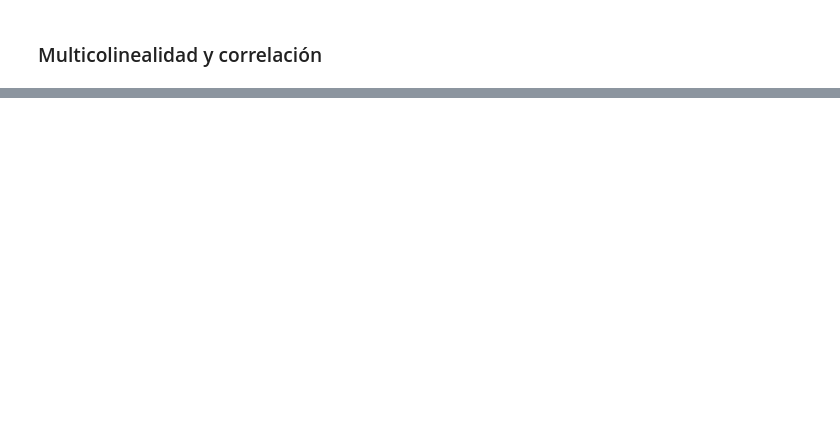
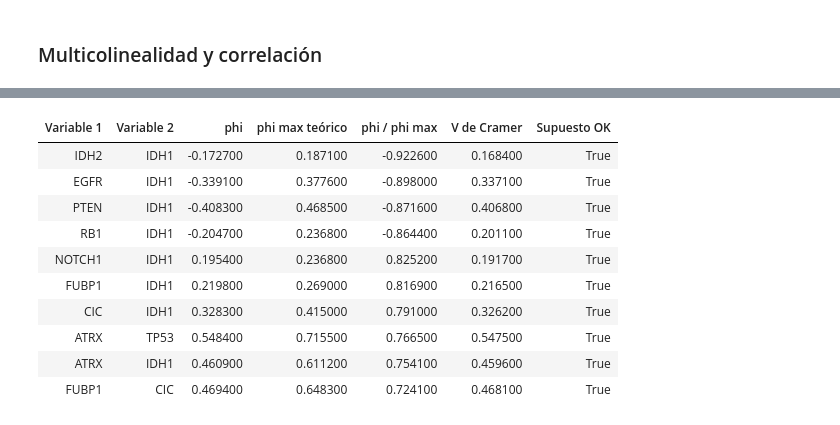
Before and after one commit to joshua2412-a/Proyecto_Viz, a Jupyter notebook: _sources/01_EDA.ipynb, the cells around one changed output, grey strips where cells are left out. Drawn from its saved outputs; the diff is of its cells as text; code cells hidden in the pictures; blank space fills up the shorter version.

```diff
--- a/_sources/01_EDA.ipynb
+++ b/_sources/01_EDA.ipynb
@@ -1691,6 +1712,13 @@ display(HTML(html_genes))
 # %% [markdown]
 ### Multicolinealidad y correlación
 # %%
+train_data['Race_binary'] = train_data['Race'].map({
+    0: 0,  # White
+    1: 1,  # Other racial groups
+    2: 1,  # Other racial groups
+    3: 1   # Other racial groups
+})
+train_data['Race_binary'] = train_data['Race_binary'].astype('category')
 cols_spearman = [c for c in train_data.columns if c != 'Race']
 spearman_corr = train_data[cols_spearman].corr(method='spearman')
 
@@ -1708,7 +1736,7 @@ sns.heatmap(
     linewidths=0.5,
     cbar_kws={'label': 'Coeficiente de Correlación de Spearman (r)'}
 )
-plt.title('Matriz de Correlación de Spearman (Train Set - 23 Variables)', pad=15)
+plt.title(f'Matriz de Correlación de Spearman (Train Set - {spearman_corr.shape[0]} Variables)', pad=15)
 plt.tight_layout()
 plt.show()
 
@@ -1869,0 +1959,65 @@ IDENTIFICACIÓN DE PARES REDUNDANTES (|r| > 0,7)
+# %%
+UMBRAL_R = 0.70
+UMBRAL_NORM = 0.70
+
+print("DIAGNÓSTICO DE MULTICOLINEALIDAD ENTRE PREDICTORES")
+
+n_inval = (~df_pares['Supuesto OK']).sum()
+print(f"\n0) Validez de los contrastes entre predictores")
+print(f"   • Pares evaluados: {len(df_pares)}")
+print(f"   • Pares con frecuencia esperada < 5: {n_inval} "
+      f"({n_inval/len(df_pares)*100:.1f}%) → resueltos con Fisher exacto")
+
+pares_binarios = df_pares.dropna(subset=['phi max teórico'])
+alcanzables = (pares_binarios['phi max teórico'] >= UMBRAL_R).sum()
+total_bin = len(pares_binarios)
+
+print(f"\n1) Viabilidad del umbral |r| > {UMBRAL_R:.2f}")
+print(f"   • Pares binarios evaluados: {total_bin}")
+print(f"   • Pares que PUEDEN alcanzar |phi| ≥ {UMBRAL_R:.2f}: {alcanzables} "
+      f"({alcanzables/total_bin*100:.1f}%)")
+print(f"   • Pares donde es matemáticamente IMPOSIBLE: {total_bin - alcanzables} "
+      f"({(total_bin-alcanzables)/total_bin*100:.1f}%)")
+print("   → Por desbalance de prevalencias, un umbral absoluto sobre |r| no es")
+print("     un criterio informativo para la mayoría de los pares.")
+
+pares_altos = []
+columnas = spearman_corr.columns
+for i in range(len(columnas)):
+    for j in range(i):
+        r_val = spearman_corr.iloc[i, j]
+        if abs(r_val) > UMBRAL_R:
+            pares_altos.append((columnas[i], columnas[j], round(r_val, 4)))
+
+df_redundancias = pd.DataFrame(pares_altos, columns=['Variable 1', 'Variable 2', 'r'])
+df_predictores_red = df_redundancias[
+    (df_redundancias['Variable 1'] != 'Grade') &
+    (df_redundancias['Variable 2'] != 'Grade')
+]
+
+print(f"\n2) Criterio absoluto |r| > {UMBRAL_R:.2f}")
+if df_predictores_red.empty:
+    print(f"   • Ningún par supera el umbral (resultado esperable, ver punto 1).")
+else:
+    print(df_predictores_red.to_string(index=False))
+
+df_norm = df_pares.dropna(subset=['phi / phi max'])
+red_norm = (
+    df_norm[df_norm['phi / phi max'].abs() > UMBRAL_NORM]
+    .sort_values(by='phi / phi max', key=abs, ascending=False)
+)
+
+print(f"\n3) Criterio normalizado |phi / phi_max| > {UMBRAL_NORM:.2f}")
+print("   (corrige el techo impuesto por las prevalencias marginales)")
+if red_norm.empty:
+    print("   • No se detectaron pares con redundancia relativa alta.")
+else:
+    display(
+        red_norm[['Variable 1', 'Variable 2', 'phi', 'phi max teórico',
+                  'phi / phi max', 'V de Cramer', 'Supuesto OK']]
+        .style.hide(axis="index").apply(resaltar_supuesto, axis=1)
+    )
+
+print(f"\n4) Criterio V de Cramér > {UMBRAL_V:.2f}: "
+      f"{len(df_pares_asociados)} pares (ver celda anterior).")
+# %% [output]
@@ -1869,0 +2042,11 @@ IDENTIFICACIÓN DE PARES REDUNDANTES (|r| > 0,7)
+| Variable 1 | Variable 2 | phi | phi max teórico | phi / phi max | V de Cramer | Supuesto OK |
+| IDH2 | IDH1 | -0.172700 | 0.187100 | -0.922600 | 0.168400 | True |
+| EGFR | IDH1 | -0.339100 | 0.377600 | -0.898000 | 0.337100 | True |
+| PTEN | IDH1 | -0.408300 | 0.468500 | -0.871600 | 0.406800 | True |
+| RB1 | IDH1 | -0.204700 | 0.236800 | -0.864400 | 0.201100 | True |
+| NOTCH1 | IDH1 | 0.195400 | 0.236800 | 0.825200 | 0.191700 | True |
+| FUBP1 | IDH1 | 0.219800 | 0.269000 | 0.816900 | 0.216500 | True |
+| CIC | IDH1 | 0.328300 | 0.415000 | 0.791000 | 0.326200 | True |
+| ATRX | TP53 | 0.548400 | 0.715500 | 0.766500 | 0.547500 | True |
+| ATRX | IDH1 | 0.460900 | 0.611200 | 0.754100 | 0.459600 | True |
+| FUBP1 | CIC | 0.469400 | 0.648300 | 0.724100 | 0.468100 | True |
```
Also changed, not shown: parts of 49 cells of this notebook, 29 other files.
